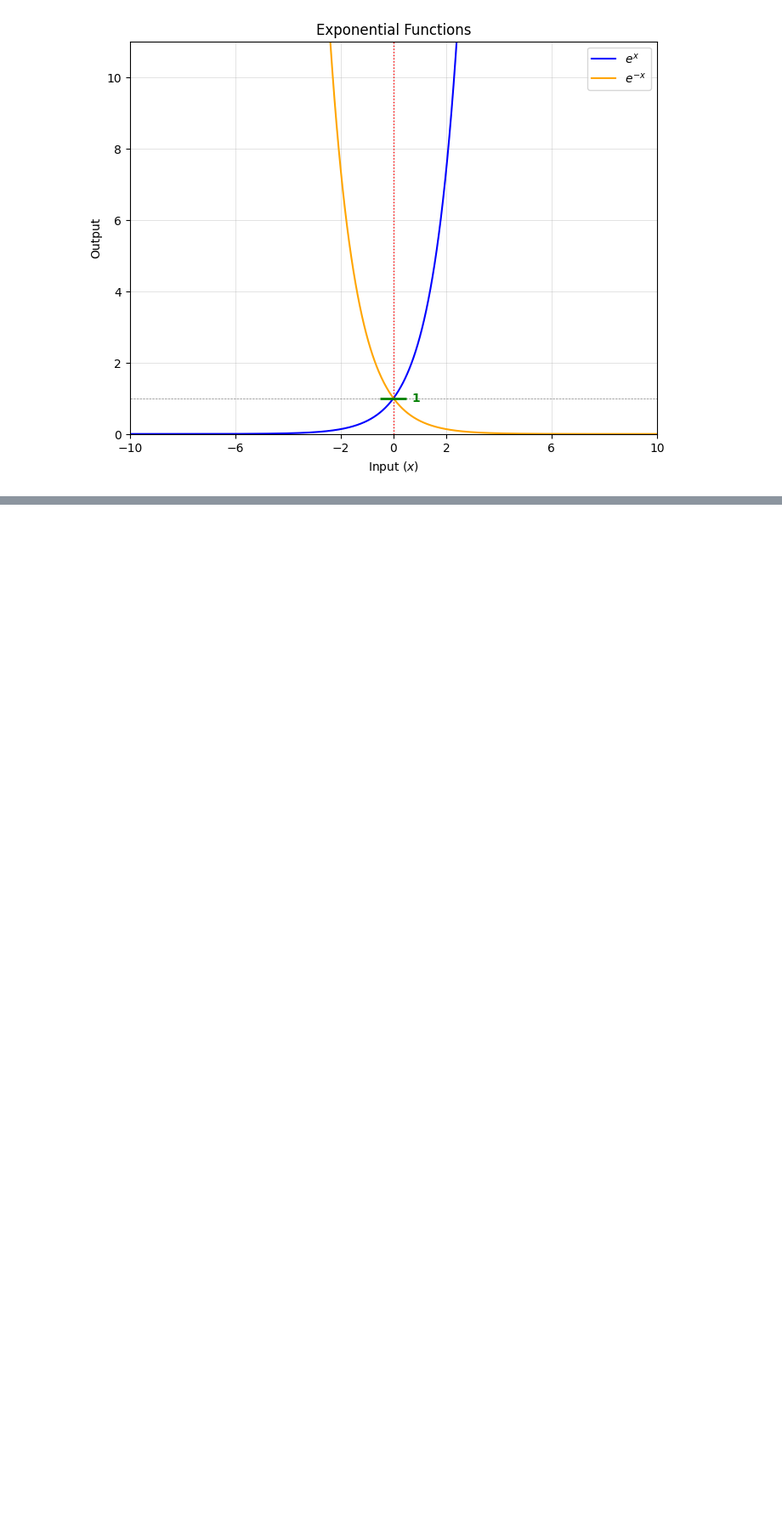
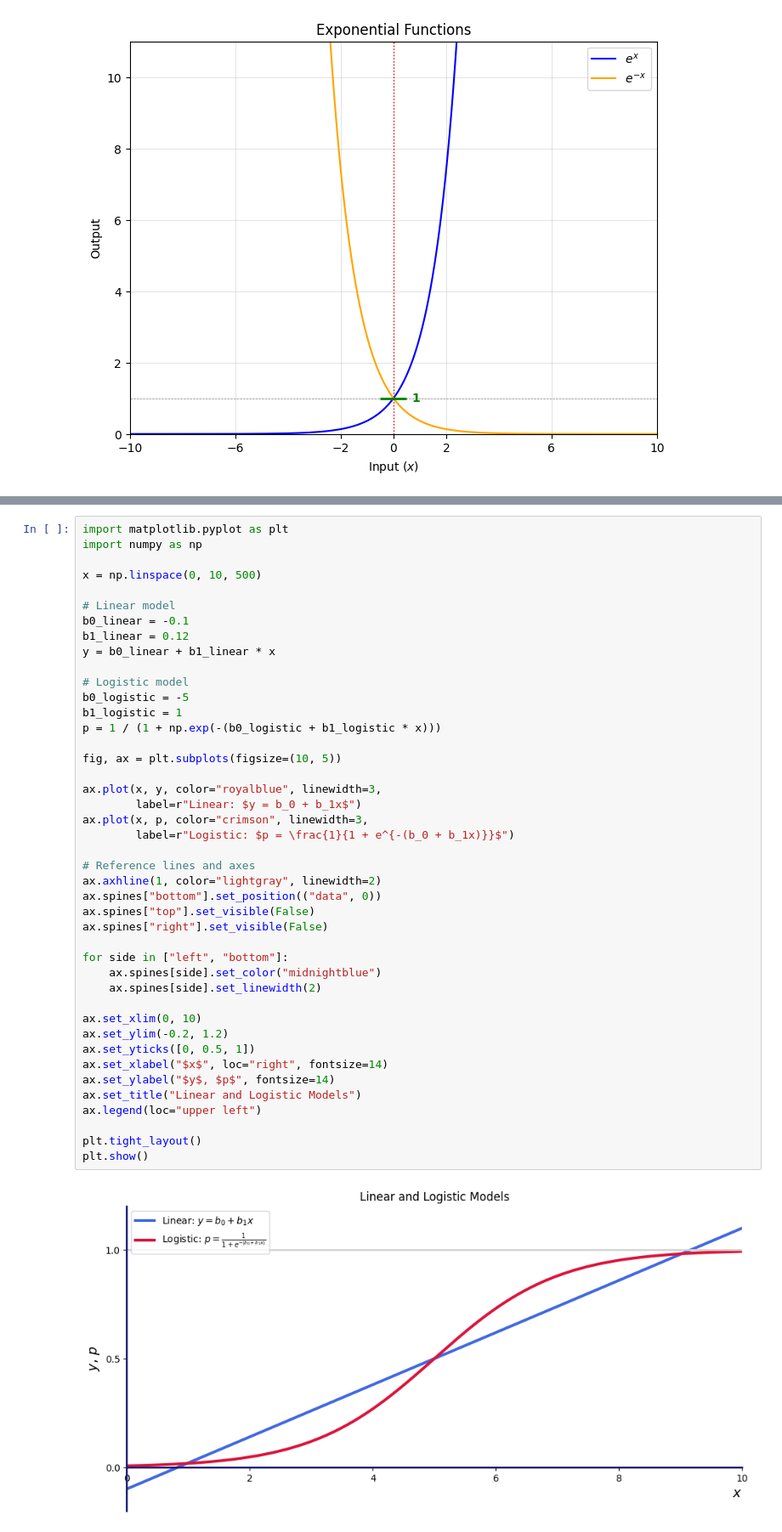
Before and after one commit to nirvana644/IATD-Machine-Learning-Algorithms, a Jupyter notebook: week_3_lesson_2_sigmoid_func.ipynb, the cells around one changed output, grey strips where cells are left out. Shown at 85% size. Cells and saved outputs as stored; diff of their text form; blank space fills up the shorter version.

```diff
--- a/week_3_lesson_2_sigmoid_func.ipynb
+++ b/week_3_lesson_2_sigmoid_func.ipynb
@@ -173,0 +187,45 @@ plt.show()
+# %%
+import matplotlib.pyplot as plt
+import numpy as np
+
+x = np.linspace(0, 10, 500)
+
+# Linear model
+b0_linear = -0.1
+b1_linear = 0.12
+y = b0_linear + b1_linear * x
+
+# Logistic model
+b0_logistic = -5
+b1_logistic = 1
+p = 1 / (1 + np.exp(-(b0_logistic + b1_logistic * x)))
+
+fig, ax = plt.subplots(figsize=(10, 5))
+
+ax.plot(x, y, color="royalblue", linewidth=3,
+        label=r"Linear: $y = b_0 + b_1x$")
+ax.plot(x, p, color="crimson", linewidth=3,
+        label=r"Logistic: $p = \frac{1}{1 + e^{-(b_0 + b_1x)}}$")
+
+# Reference lines and axes
+ax.axhline(1, color="lightgray", linewidth=2)
+ax.spines["bottom"].set_position(("data", 0))
+ax.spines["top"].set_visible(False)
+ax.spines["right"].set_visible(False)
+
+for side in ["left", "bottom"]:
+    ax.spines[side].set_color("midnightblue")
+    ax.spines[side].set_linewidth(2)
+
+ax.set_xlim(0, 10)
+ax.set_ylim(-0.2, 1.2)
+ax.set_yticks([0, 0.5, 1])
+ax.set_xlabel("$x$", loc="right", fontsize=14)
+ax.set_ylabel("$y$, $p$", fontsize=14)
+ax.set_title("Linear and Logistic Models")
+ax.legend(loc="upper left")
+
+plt.tight_layout()
+plt.show()
+# %% [output]
+[figure, added]
```
Also changed, not shown: parts of 3 cells of this notebook, 2 other files.
